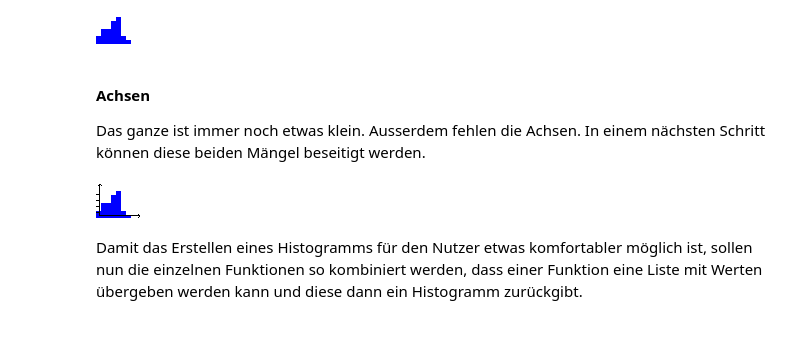
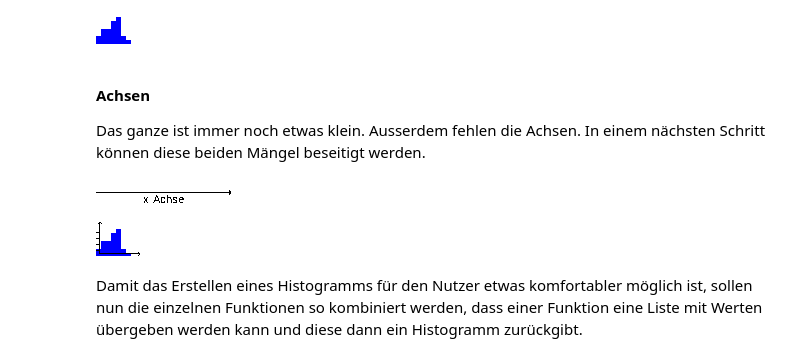
Before and after one commit to Jacques-Mock-Schindler/Studienleistung1, a Jupyter notebook: docs/Musterloesung_Histogramm.ipynb, the cells around one changed output. Drawn from its saved outputs; the diff is of its cells as text; code cells hidden in the pictures; blank space fills up the shorter version.

Commit message:
Formuliere Funktion für die x-Achse

```diff
--- a/docs/Musterloesung_Histogramm.ipynb
+++ b/docs/Musterloesung_Histogramm.ipynb
@@ -398,6 +396,25 @@ zeige_grafik(histogram_relativ)
 # %% [markdown]
 #### Achsen
 Das ganze ist immer noch etwas klein. Ausserdem fehlen die Achsen. In einem nächsten Schritt können diese beiden Mängel beseitigt werden.
+# %%
+def draw_x_axis(values : float, label : str) -> Grafik:
+    x = fixiere(mitte_rechts, rechteck(len(values)*5 + 5, 1, schwarz))
+    pfeil_seite = rechteck(2.5, 1, schwarz)
+    pfeil_seite_unten = fixiere(oben_rechts, drehe(45, pfeil_seite))
+    pfeil_seite_oben = fixiere(unten_rechts, drehe(-45, pfeil_seite))
+    pfeilspitze = fixiere(mitte_rechts,
+                          kombiniere(pfeil_seite_oben, pfeil_seite_unten))
+    pfeil_x = fixiere(unten_mitte, kombiniere(x, pfeilspitze))
+
+    x_label = fixiere(oben_mitte, text(label, "Arial", 11, schwarz))
+
+    x_achse = kombiniere(pfeil_x, x_label)
+
+    return x_achse
+
+zeige_grafik(draw_x_axis(measurements, "x-Achse"))
+# %% [output]
+[figure, added]
 # %%
 def draw_axis(values : float) -> Grafik:
     x = fixiere(mitte_rechts, rechteck(len(values)*5 + 5, 1, schwarz))
```
Also changed, not shown: parts of 1 cell of this notebook.
